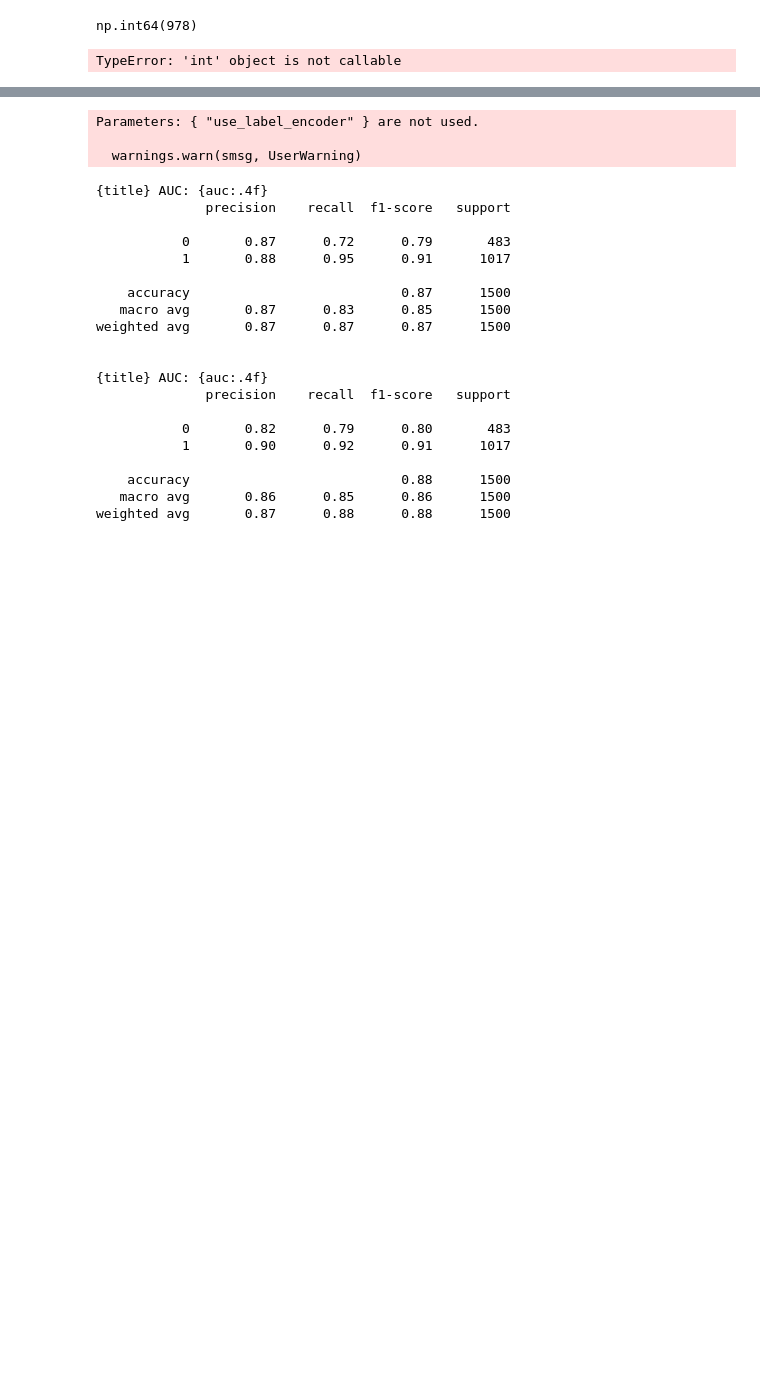
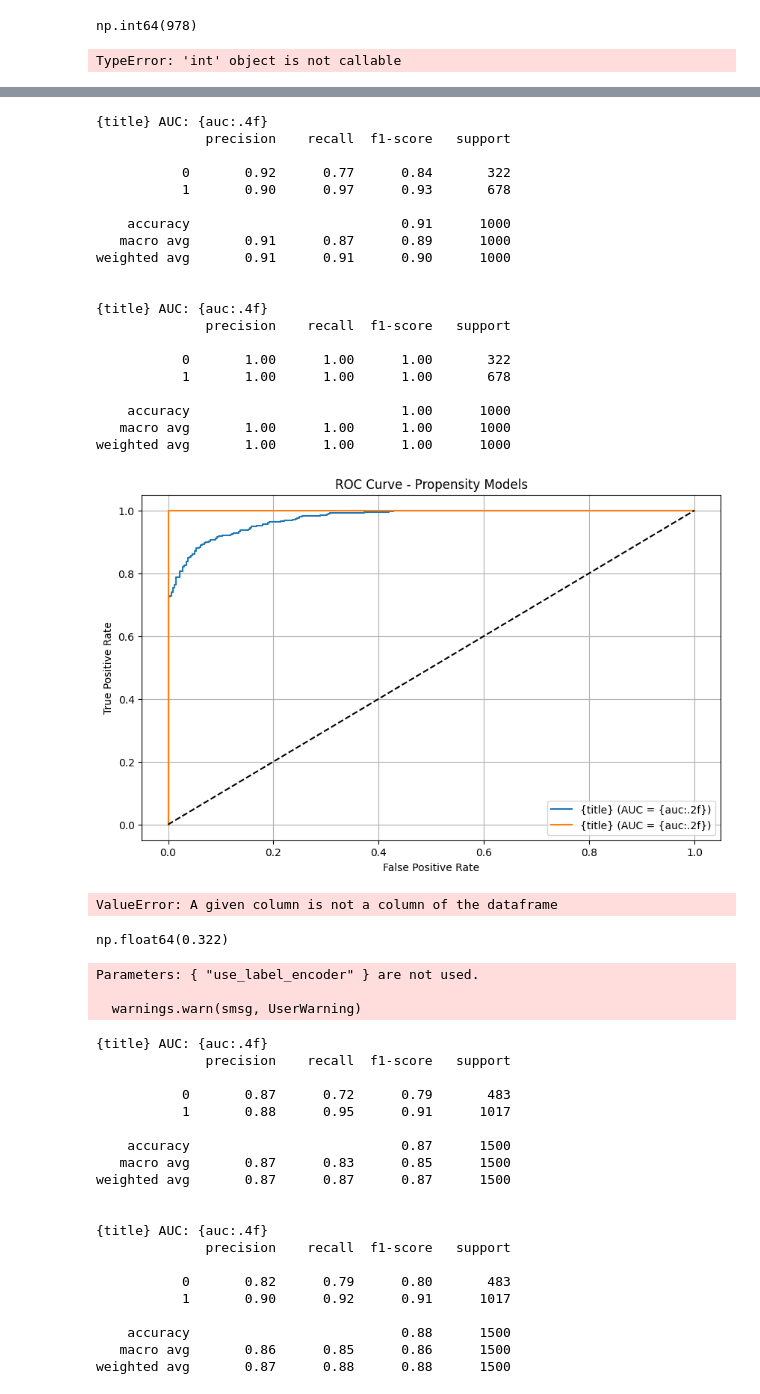
Before and after one commit to stevechengnyc/meta_learners, a Jupyter notebook: peacock_propensity_modeling.ipynb, the cells around one changed output, grey strips where cells are left out. Drawn from its saved outputs; the diff is of its cells as text; code cells hidden in the pictures; blank space fills up the shorter version.

```diff
--- a/peacock_propensity_modeling.ipynb
+++ b/peacock_propensity_modeling.ipynb
@@ -76,0 +302,8 @@ TypeError: 'int' object is not callable
+# %%
+#xgbt regression pipeline
+xgb_pipeline = Pipeline(
+    [
+        ('preprcessor', preprocessor),
+        ('classifier', XGBClassifier(use_label_encoder=False, eval_metric="logloss"))
+    ]
+)
@@ -76,0 +323,2 @@ TypeError: 'int' object is not callable
+# %%
+lr_pipeline.fit(X_train,y_train)
@@ -76,0 +346,2 @@ TypeError: 'int' object is not callable
+# %%
+xgb_pipeline.fit(X_train, y_train)
@@ -77,3 +374,58 @@ TypeError: 'int' object is not callable
+# %%
+# Evaluate
+def evaluate(model, X_test, y_test, title):
+    y_pred_proba = model.predict_proba(X_test)[:, 1]
+    auc = roc_auc_score(y_test, y_pred_proba)
+    print(f"\n{{title}} AUC: {{auc:.4f}}")
+    print(classification_report(y_test, model.predict(X_test)))
+
+    fpr, tpr, _ = roc_curve(y_test, y_pred_proba)
+    plt.plot(fpr, tpr, label=f"{{title}} (AUC = {{auc:.2f}})")
+# %%
+plt.figure(figsize=(10, 6))
+evaluate(lr_pipeline, X_test, y_test, "Logistic Regression")
+evaluate(xgb_pipeline, X_test, y_test, "XGBoost")
+plt.plot([0, 1], [0, 1], "k--")
+plt.xlabel("False Positive Rate")
+plt.ylabel("True Positive Rate")
+plt.title("ROC Curve - Propensity Models")
+plt.legend()
+plt.grid(True)
+plt.show()
+# %% [output]
+{title} AUC: {auc:.4f}
+              precision    recall  f1-score   support
+
+           0       0.92      0.77      0.84       322
+           1       0.90      0.97      0.93       678
+
+    accuracy                           0.91      1000
+   macro avg       0.91      0.87      0.89      1000
+weighted avg       0.91      0.91      0.90      1000
+
+
+{title} AUC: {auc:.4f}
+              precision    recall  f1-score   support
+
+           0       1.00      1.00      1.00       322
+           1       1.00      1.00      1.00       678
+
+    accuracy                           1.00      1000
+   macro avg       1.00      1.00      1.00      1000
+weighted avg       1.00      1.00      1.00      1000
+[figure, added]
+# %%
+lr_pipeline.fit(X_train,y_train)
+# %% [output]
+ValueError: A given column is not a column of the dataframe
+# %%
+y_test.value_counts(
+
+
+
+)[0]/y_test.shape[0]
+# %% [output]
+np.float64(0.322)
 # %%
 # Features and target
 X = df.drop(columns=["user_id", "assigned_promo"])
```
Also changed, not shown: parts of 18 cells of this notebook.
